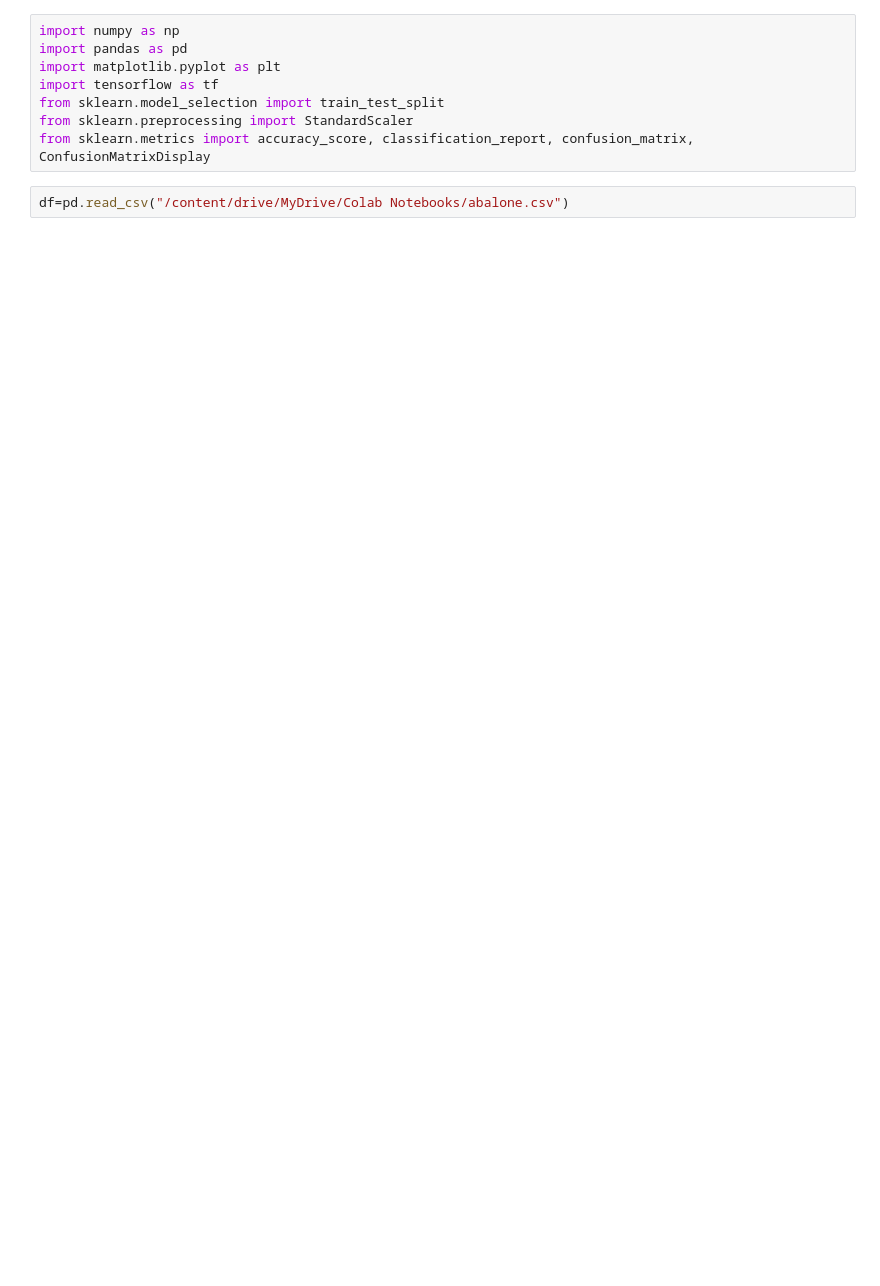
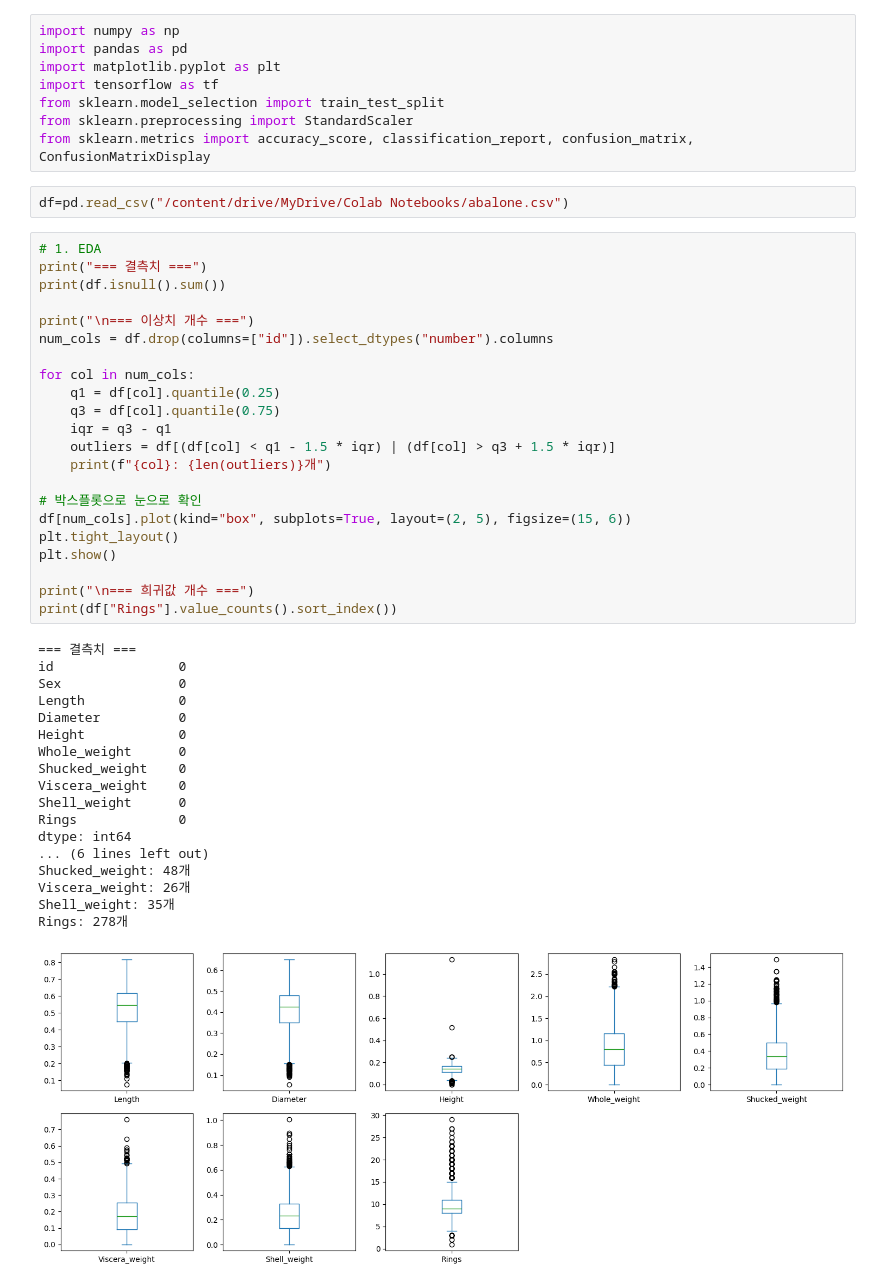
Before and after one commit to ralph-Jung/AI-Class, a Jupyter notebook: 6주차/10_12_abalone_classification.ipynb, the cells around one changed output. Saved outputs shown, nothing was run; the diff lists cells and outputs as text; blank space fills up the shorter version.

```diff
--- a/6주차/10_12_abalone_classification.ipynb
+++ b/6주차/10_12_abalone_classification.ipynb
@@ -10,3 +10,44 @@ from sklearn.preprocessing import StandardScaler
 from sklearn.metrics import accuracy_score, classification_report, confusion_matrix, ConfusionMatrixDisplay
 # %%
 df=pd.read_csv("/content/drive/MyDrive/Colab Notebooks/abalone.csv")
+# %%
+# 1. EDA
+print("=== 결측치 ===")
+print(df.isnull().sum())
+
+print("\n=== 이상치 개수 ===")
+num_cols = df.drop(columns=["id"]).select_dtypes("number").columns
+
+for col in num_cols:
+    q1 = df[col].quantile(0.25)
+    q3 = df[col].quantile(0.75)
+    iqr = q3 - q1
+    outliers = df[(df[col] < q1 - 1.5 * iqr) | (df[col] > q3 + 1.5 * iqr)]
+    print(f"{col}: {len(outliers)}개")
+
+# 박스플롯으로 눈으로 확인
+df[num_cols].plot(kind="box", subplots=True, layout=(2, 5), figsize=(15, 6))
+plt.tight_layout()
+plt.show()
+
+print("\n=== 희귀값 개수 ===")
+print(df["Rings"].value_counts().sort_index())
+# %% [output]
+=== 결측치 ===
+id                0
+Sex               0
+Length            0
+Diameter          0
+Height            0
+Whole_weight      0
+Shucked_weight    0
+Viscera_weight    0
+Shell_weight      0
+Rings             0
+dtype: int64
+... (6 lines left out)
+Shucked_weight: 48개
+Viscera_weight: 26개
+Shell_weight: 35개
+Rings: 278개
+[figure, added]
```
Also changed, not shown: parts of 15 cells of this notebook.
